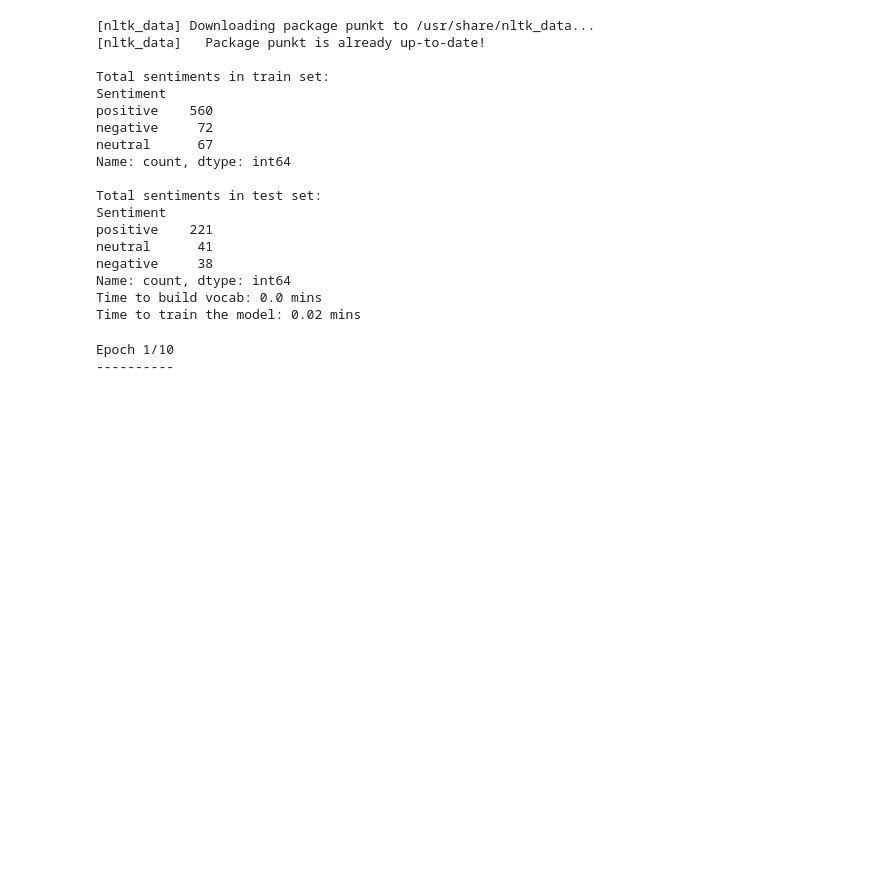
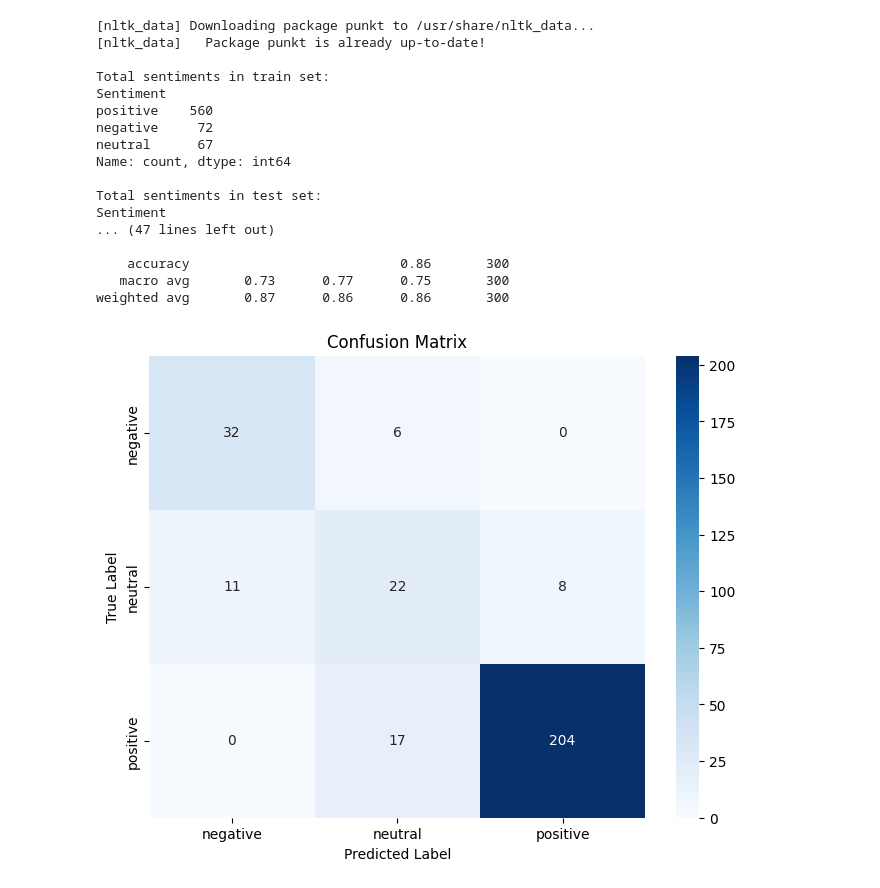
Before and after one commit to rifkiandriyanto/sentiment-analysis-hotel-review, a Jupyter notebook: tripadvisor-bert-word2vec.ipynb, the cells around one changed output. Drawn from its saved outputs; the diff is of its cells as text; code cells hidden in the pictures; blank space fills up the shorter version.

```diff
--- a/tripadvisor-bert-word2vec.ipynb
+++ b/tripadvisor-bert-word2vec.ipynb
@@ -8,7 +8,7 @@ from torch import nn, optim
 from transformers import BertTokenizer, BertModel
 from sklearn.model_selection import train_test_split
 from sklearn.metrics import confusion_matrix, classification_report
-from gensim.models import Word2Vec, KeyedVectors
+from gensim.models import Word2Vec
 import re
 import nltk
 import matplotlib.pyplot as plt
@@ -16,12 +16,8 @@ import seaborn as sns
 import multiprocessing
 from time import time
 
-# Mount Google Drive to access files
-# drive.mount('/content/drive')
-
 # Load dataset
 data_path = '/kaggle/input/tripadvisor-1000-dataset-examples/trip-advisor-copy.csv'
-# data_path = '/content/drive/My Drive/experiment/trip-advisor.csv'
 data = pd.read_csv(data_path)
 
 # Preprocessing: Text Cleaning, Tokenization, and Normalization
@@ -143,7 +139,7 @@ def create_data_loader(reviews, ratings, batch_size):
     ds = ReviewDataset(reviews, ratings)
     return DataLoader(ds, batch_size=batch_size, num_workers=2)
 
-BATCH_SIZE = 64
+BATCH_SIZE = 8
 train_data_loader = create_data_loader(train_texts, train_labels, BATCH_SIZE)
 test_data_loader = create_data_loader(test_texts, test_labels, BATCH_SIZE)
 
@@ -208,47 +204,50 @@ def get_predictions(model, data_loader):
             word2vec_embeddings = d["word2vec_embeddings"].to(device)
             labels = d["labels"].to(device)
 
             outputs = model(input_ids=input_ids, attention_mask=attention_mask, word2vec_embeddings=word2vec_embeddings)
             _, preds = torch.max(outputs, dim=1)
 
             predictions.extend(preds)
             real_values.extend(labels)
 
     return torch.stack(predictions).cpu(), torch.stack(real_values).cpu()
 
 y_pred, y_true = get_predictions(model, test_data_loader)
 
 # Confusion Matrix
 conf_matrix = confusion_matrix(y_true, y_pred)
+class_report = classification_report(y_true, y_pred, target_names=['negative', 'neutral', 'positive'])
+print("Confusion Matrix:")
 print(conf_matrix)
-print(classification_report(y_true, y_pred, target_names=['negative', 'neutral', 'positive']))
+print("\nClassification Report:")
+print(class_report)
 
-# Visualize Confusion Matrix
-labels = ['negative', 'neutral', 'positive']
-plt.figure(figsize=(8, 6))
-sns.heatmap(conf_matrix, annot=True, fmt='d', cmap='Blues', xticklabels=labels, yticklabels=labels)
-plt.xlabel('Predicted labels')
-plt.ylabel('True labels')
-plt.title('Confusion Matrix')
-plt.show()
+# Confusion Matrix Visualization
+def plot_confusion_matrix(cm, labels):
+    plt.figure(figsize=(8, 6))
+    sns.heatmap(cm, annot=True, fmt='d', cmap='Blues', xticklabels=labels, yticklabels=labels)
+    plt.xlabel('Predicted Label')
+    plt.ylabel('True Label')
+    plt.title('Confusion Matrix')
+    plt.show()
+
+plot_confusion_matrix(conf_matrix, ['negative', 'neutral', 'positive'])
 # %% [output]
 [nltk_data] Downloading package punkt to /usr/share/nltk_data...
 [nltk_data]   Package punkt is already up-to-date!
 
 Total sentiments in train set:
 Sentiment
 positive    560
 negative     72
 neutral      67
 Name: count, dtype: int64
 
 Total sentiments in test set:
 Sentiment
-positive    221
-neutral      41
-negative     38
-Name: count, dtype: int64
-Time to build vocab: 0.0 mins
-Time to train the model: 0.02 mins
+... (47 lines left out)
+
+    accuracy                           0.86       300
+   macro avg       0.73      0.77      0.75       300
+weighted avg       0.87      0.86      0.86       300
-Epoch 1/10
-----------
+[figure, added]
```
Also changed, not shown: 11 other files.
